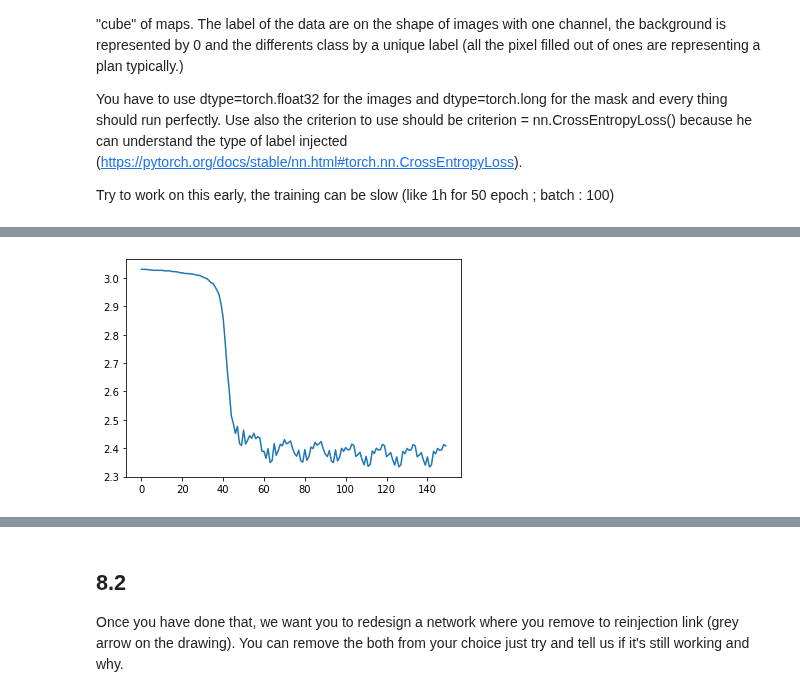
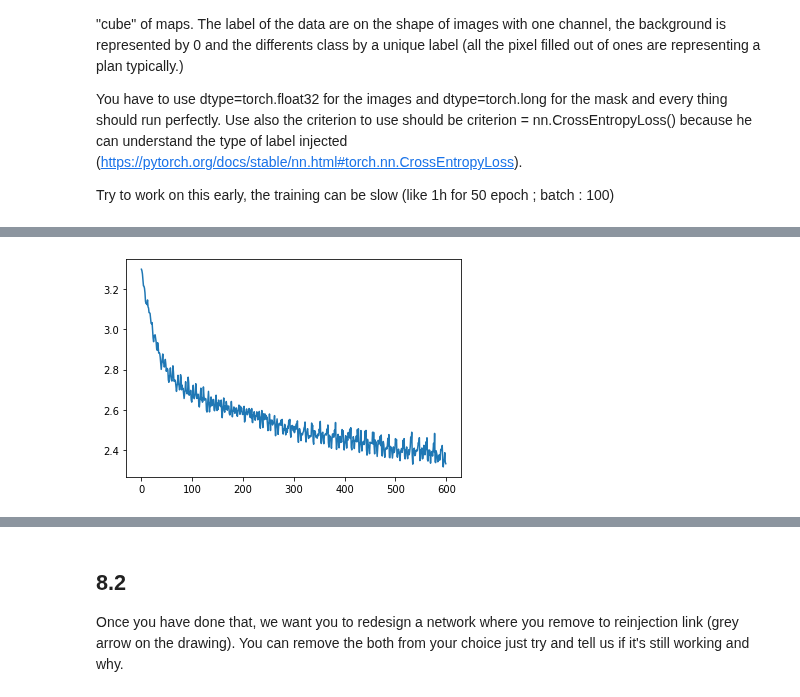
Before and after one commit to AbdBarho/CV19-20, a Jupyter notebook: 10_PyTorch_UNet.ipynb, the cells around one changed output, grey strips where cells are left out. Cells and saved outputs as stored; diff of their text form; code cells hidden in the pictures.

```diff
--- a/10_PyTorch_UNet.ipynb
+++ b/10_PyTorch_UNet.ipynb
@@ -110,9 +148,11 @@ def create_block(c1, c2, c3 = None, sigmoid=False):
         c3 = c2
     return nn.Sequential(
         nn.Conv2d(c1, c2, 3, stride=1, padding=1),
-        nn.ReLU(),
+        nn.BatchNorm2d(c2),
+        nn.LeakyReLU(0.5),
         nn.Conv2d(c2, c3, 3, stride=1, padding=1),
-        nn.Sigmoid() if sigmoid else nn.ReLU()
+        nn.BatchNorm2d(c3),
+        nn.Sigmoid() if sigmoid else nn.LeakyReLU(0.5)
     )
 
 class UNet(nn.Module):
@@ -135,7 +175,7 @@ class UNet(nn.Module):
         self.tblock3 = create_block(84, 42)
 
         self.tconv4 = nn.ConvTranspose2d(42, 21, 4, 2, 1)
-        self.tblock4 = create_block(42, 21, sigmoid=True)
+        self.tblock4 = create_block(42, 21, sigmoid=False)
 
     def forward(self, img):
         x1 = self.conv1(img)
@@ -150,28 +190,27 @@ class UNet(nn.Module):
         x1_2 = self.tblock4(torch.cat((x1, self.tconv4(x2_2)), dim=1))
 
         return x1_2
+# %%
+device = torch.device('cuda' if torch.cuda.is_available() else 'cpu')
+model =  UNet().to(device)
+optimizer = optim.Adam(model.parameters(), 1e-4)
+ce = nn.CrossEntropyLoss()
+losses = []
 # %%
-device = torch.device('cuda' if torch.cuda.is_available() else 'cpu')
-# device = torch.device('cpu')
-model =  UNet().to(device)
-optimizer = optim.Adam(model.parameters(), 1e-4)
-lossCrit = nn.CrossEntropyLoss()
-
-losses = []
-epoches= 10
+epoches= 40
 for e in tqdm(range(epoches), leave=False):
-    for i, (images, labels) in enumerate(train_loader):
+    for images, labels in train_loader:
         images, labels = images.to(device), labels.to(device)
         optimizer.zero_grad()
         predictions = model(images)
-        loss = lossCrit(predictions, labels)
+        loss = ce(predictions, labels)
         loss.backward()
         losses.append(loss.item())
         optimizer.step()
 
 plt.figure()
 plt.plot(losses)
 plt.show()
 # %% [output]
 [interactive output not drawn]
-[figure, old version]
+[figure, new version]
```
Also changed, not shown: parts of 14 cells of this notebook.
